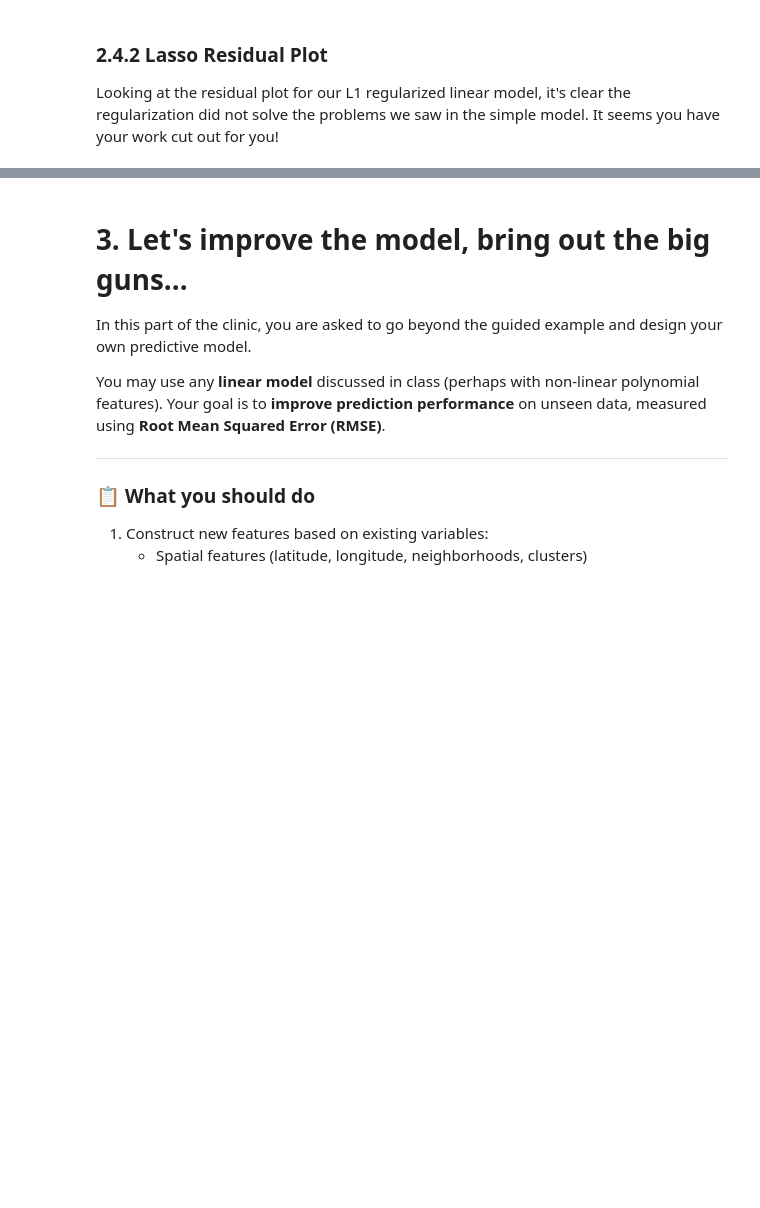
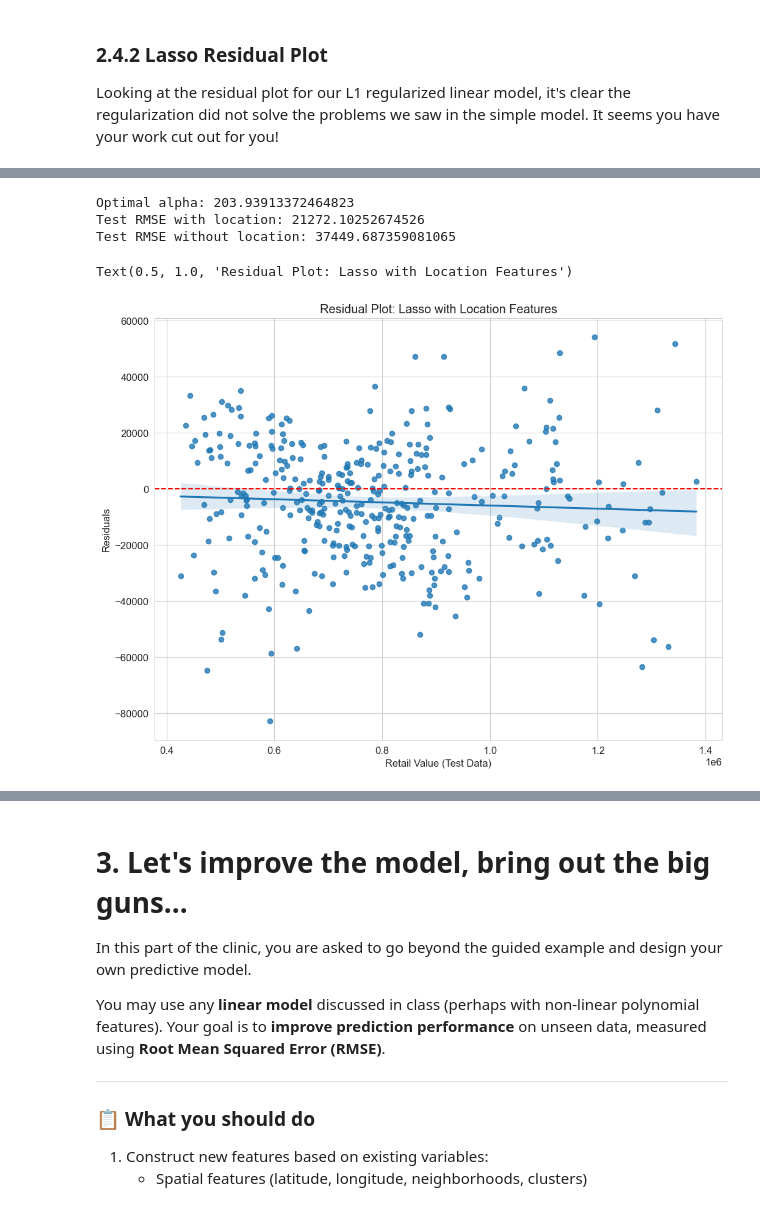
Before and after one commit to lwjay2003/DataAnalysis-Project, a Jupyter notebook: clinic2/DA-clinic2.ipynb, the cells around one changed output, grey strips where cells are left out. Drawn from its saved outputs; the diff is of its cells as text; code cells hidden in the pictures; blank space fills up the shorter version.

```diff
--- a/clinic2/DA-clinic2.ipynb
+++ b/clinic2/DA-clinic2.ipynb
@@ -769,10 +902,7 @@ def rmse(actual, predicted):
     Output:
       a float, the root-mean square error
     """
-
-    #your code goes here
-
-    return rmse
+    return np.sqrt(np.mean((actual - predicted) ** 2))
 # %%
 #print the error
 
@@ -813,8 +948,8 @@ def standardize_columns(data):
       data frame, the same data, except each column is standardized
       to have 0-mean and unit variance
     '''
-    #your code goes here [1 line should suffice, don't go nuclear]
+    std_col = (data-data.mean())/data.std()
 
-    return standardized_data
+    return std_col
 # %%
 # Simple test of the standardization function
@@ -935,0 +1113,35 @@ ax.set_ylabel("Residuals (Actual Value - Predicted Value)")
+# %%
+# Fit spatial model on training data only
+kmeans_model = fit_spatial_neighborhood_model(training_data)
+rich_clusters = find_rich_spatial_neighborhoods(
+    add_spatial_neighborhood(training_data, kmeans_model), n=3
+)
+
+X_train_loc, y_train_loc, _, _ = process_data_gm2_location(
+    training_data, kmeans_model, rich_clusters
+)
+X_test_loc, y_test_loc, _, _ = process_data_gm2_location(
+    testing_data, kmeans_model, rich_clusters
+)
+
+gm2_loc = lm.LassoCV(cv=5, random_state=1983)
+gm2_loc.fit(X_train_loc, y_train_loc)
+
+y_pred_loc = gm2_loc.predict(X_test_loc)
+print("Optimal alpha:", gm2_loc.alpha_)
+print("Test RMSE with location:", rmse(y_test_loc, y_pred_loc))
+print("Test RMSE without location:", rmse(y_test, y_predicted))  # from gm2
+
+# Residual plot
+residuals_loc = y_test_loc - y_pred_loc
+ax = sns.regplot(x=y_test_loc, y=residuals_loc)
+ax.axhline(y=0, color="red", linestyle="--")
+ax.set_xlabel("Retail Value (Test Data)")
+ax.set_ylabel("Residuals")
+ax.set_title("Residual Plot: Lasso with Location Features")
+# %% [output]
+Optimal alpha: 203.93913372464823
+Test RMSE with location: 21272.10252674526
+Test RMSE without location: 37449.687359081065
+Text(0.5, 1.0, 'Residual Plot: Lasso with Location Features')
+[figure, added]
```
Also changed, not shown: parts of 36 cells of this notebook.
